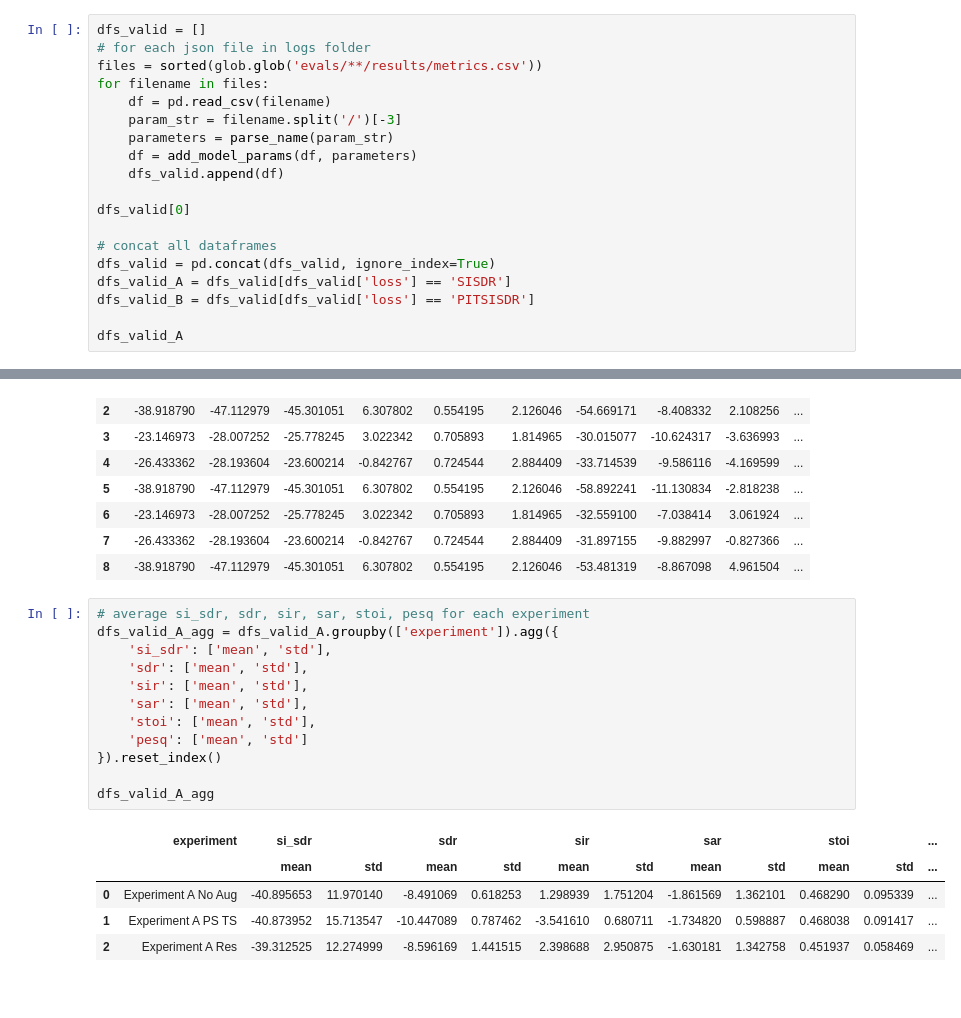
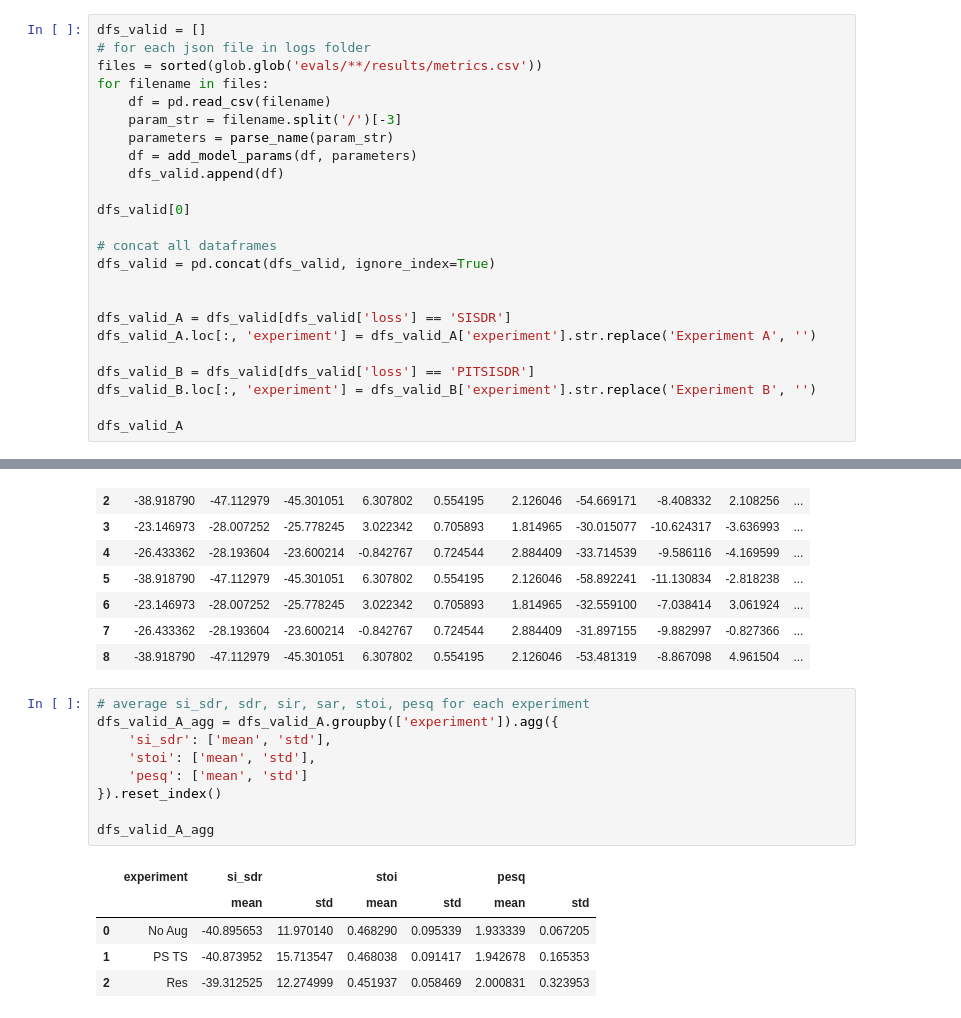
Before and after one commit to mp-smc23/demucs-v2-ps-ts, a Jupyter notebook: plot_training.ipynb, the cells around one changed output, grey strips where cells are left out. Drawn from its saved outputs; the diff is of its cells as text.

```diff
--- a/plot_training.ipynb
+++ b/plot_training.ipynb
@@ -115,8 +114,13 @@ dfs_valid[0]
 
 # concat all dataframes
 dfs_valid = pd.concat(dfs_valid, ignore_index=True)
+
+
 dfs_valid_A = dfs_valid[dfs_valid['loss'] == 'SISDR']
+dfs_valid_A.loc[:, 'experiment'] = dfs_valid_A['experiment'].str.replace('Experiment A', '')
+
 dfs_valid_B = dfs_valid[dfs_valid['loss'] == 'PITSISDR']
+dfs_valid_B.loc[:, 'experiment'] = dfs_valid_B['experiment'].str.replace('Experiment B', '')
 
 dfs_valid_A
 # %% [output]
@@ -133,21 +137,18 @@ dfs_valid_A
 # %%
 # average si_sdr, sdr, sir, sar, stoi, pesq for each experiment
 dfs_valid_A_agg = dfs_valid_A.groupby(['experiment']).agg({
     'si_sdr': ['mean', 'std'],
-    'sdr': ['mean', 'std'],
-    'sir': ['mean', 'std'],
-    'sar': ['mean', 'std'],
     'stoi': ['mean', 'std'],
     'pesq': ['mean', 'std']
 }).reset_index()
 
 dfs_valid_A_agg
 # %% [output]
-|  | experiment | si_sdr |  | sdr |  | sir |  | sar |  | stoi |  | ... |
-|  |  | mean | std | mean | std | mean | std | mean | std | mean | std | ... |
-| 0 | Experiment A No Aug | -40.895653 | 11.970140 | -8.491069 | 0.618253 | 1.298939 | 1.751204 | -1.861569 | 1.362101 | 0.468290 | 0.095339 | ... |
-| 1 | Experiment A PS TS | -40.873952 | 15.713547 | -10.447089 | 0.787462 | -3.541610 | 0.680711 | -1.734820 | 0.598887 | 0.468038 | 0.091417 | ... |
-| 2 | Experiment A Res | -39.312525 | 12.274999 | -8.596169 | 1.441515 | 2.398688 | 2.950875 | -1.630181 | 1.342758 | 0.451937 | 0.058469 | ... |
+|  | experiment | si_sdr |  | stoi |  | pesq |  |
+|  |  | mean | std | mean | std | mean | std |
+| 0 | No Aug | -40.895653 | 11.970140 | 0.468290 | 0.095339 | 1.933339 | 0.067205 |
+| 1 | PS TS | -40.873952 | 15.713547 | 0.468038 | 0.091417 | 1.942678 | 0.165353 |
+| 2 | Res | -39.312525 | 12.274999 | 0.451937 | 0.058469 | 2.000831 | 0.323953 |
 # %%
 # average si_sdr, sdr, sir, sar, stoi, pesq for each experiment
 dfs_valid_B_agg = dfs_valid_B.groupby(['experiment']).agg({
```
Also changed, not shown: parts of 4 cells of this notebook, 1 other file.
